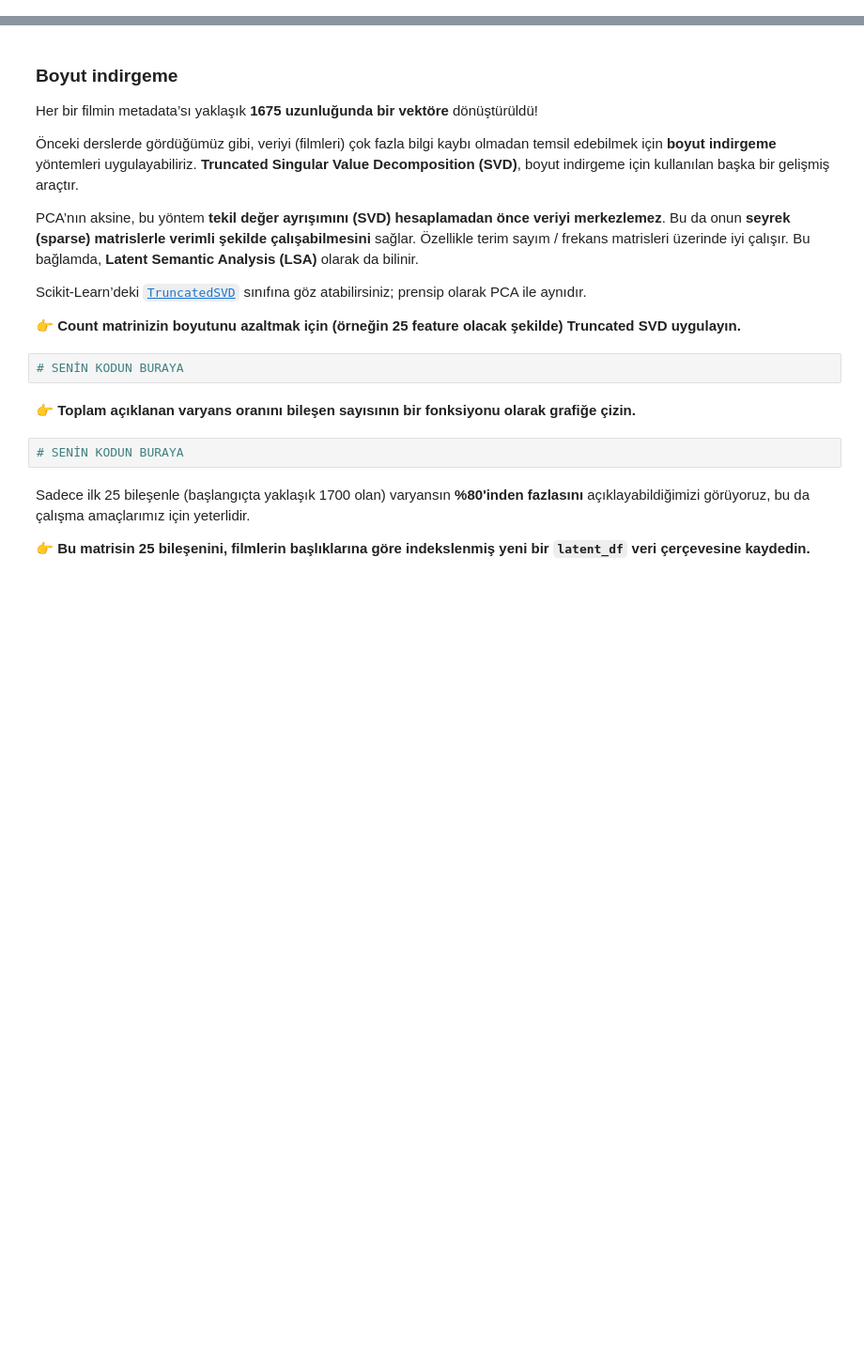
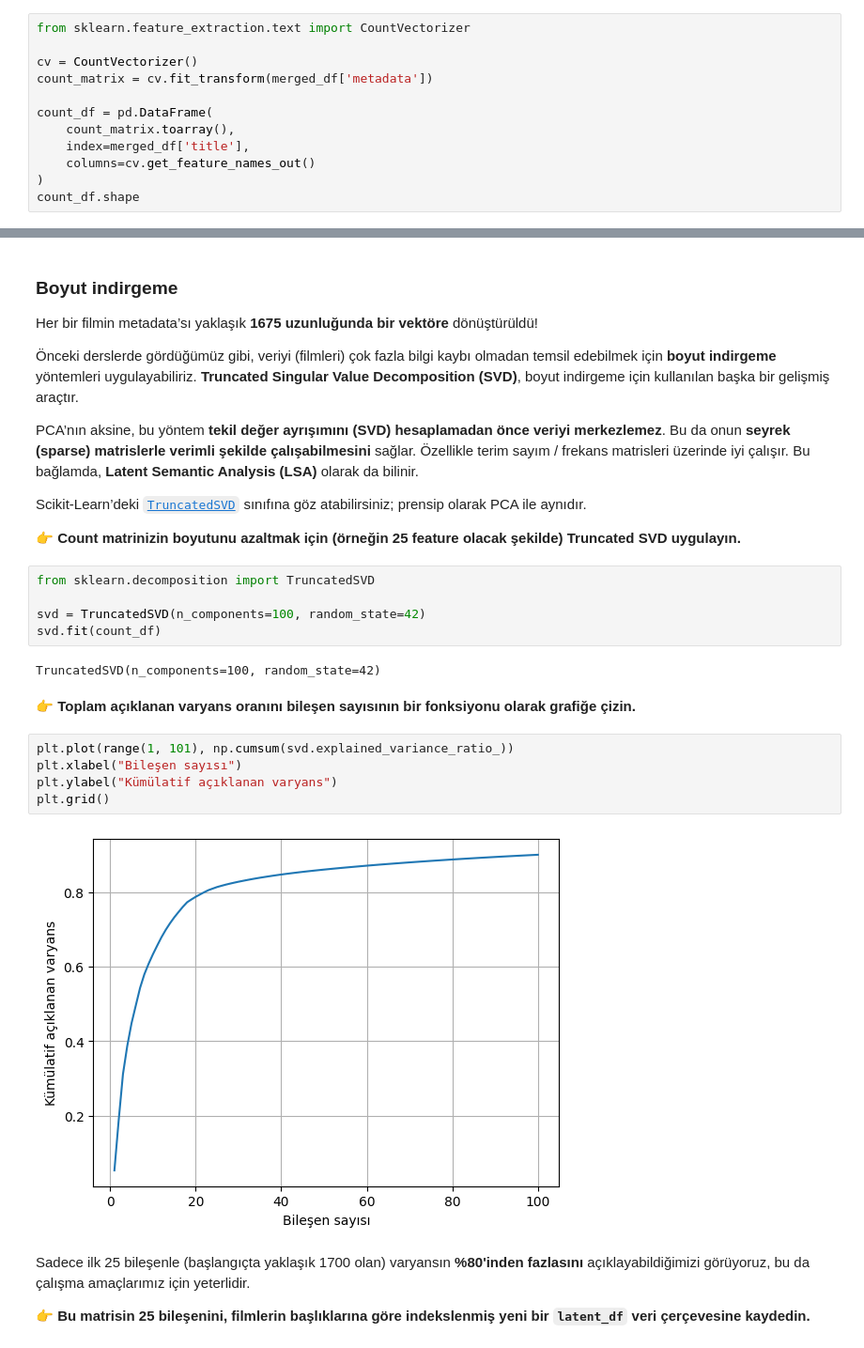
Before and after one commit to kaanaydin02/S17D3-S-data-movie-recommendation, a Jupyter notebook: recommender-system.ipynb, the cells around one changed output, grey strips where cells are left out. Shown at 94% size. Cells and saved outputs as stored; diff of their text form; blank space fills up the shorter version.

Commit message:
Completed metadata step

```diff
--- a/recommender-system.ipynb
+++ b/recommender-system.ipynb
@@ -215,0 +214,12 @@ Her satır, ilgili filme ait **frekans vektörünü** temsil edecektir.
+# %%
+from sklearn.feature_extraction.text import CountVectorizer
+
+cv = CountVectorizer()
+count_matrix = cv.fit_transform(merged_df['metadata'])
+
+count_df = pd.DataFrame(
+    count_matrix.toarray(),
+    index=merged_df['title'],
+    columns=cv.get_feature_names_out()
+)
+count_df.shape
@@ -225,12 +237,22 @@ PCA’nın aksine, bu yöntem **tekil değer ayrışımını (SVD) hesaplamadan
 Scikit-Learn’deki [`TruncatedSVD`](https://scikit-learn.org/stable/modules/generated/sklearn.decomposition.TruncatedSVD.html) sınıfına göz atabilirsiniz; prensip olarak PCA ile aynıdır.
 
 __👉 **Count matrinizin boyutunu azaltmak için (örneğin 25 feature olacak şekilde) Truncated SVD uygulayın.**__
-# %%
-# SENİN KODUN BURAYA
+# %%
+from sklearn.decomposition import TruncatedSVD
+
+svd = TruncatedSVD(n_components=100, random_state=42)
+svd.fit(count_df)
+# %% [output]
+TruncatedSVD(n_components=100, random_state=42)
 # %% [markdown]
 👉 **Toplam açıklanan varyans oranını bileşen sayısının bir fonksiyonu olarak grafiğe çizin.**
-# %%
-# SENİN KODUN BURAYA
+# %%
+plt.plot(range(1, 101), np.cumsum(svd.explained_variance_ratio_))
+plt.xlabel("Bileşen sayısı")
+plt.ylabel("Kümülatif açıklanan varyans")
+plt.grid()
+# %% [output]
+[figure, added]
 # %% [markdown]
 Sadece ilk 25 bileşenle (başlangıçta yaklaşık 1700 olan) varyansın **%80'inden fazlasını** açıklayabildiğimizi görüyoruz, bu da çalışma amaçlarımız için yeterlidir.
 
```
Also changed, not shown: parts of 5 cells of this notebook, 1 other file.
